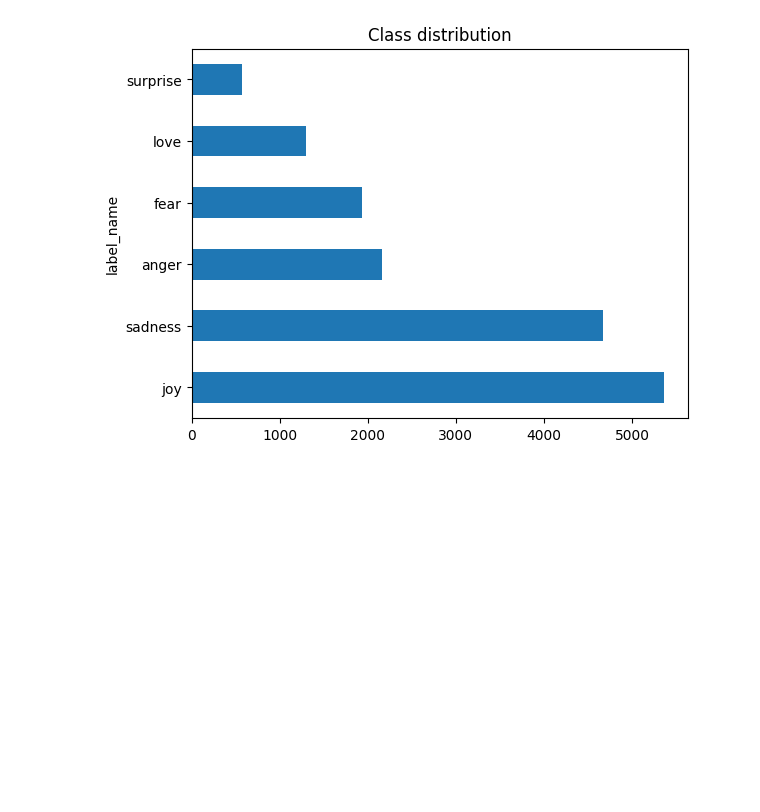
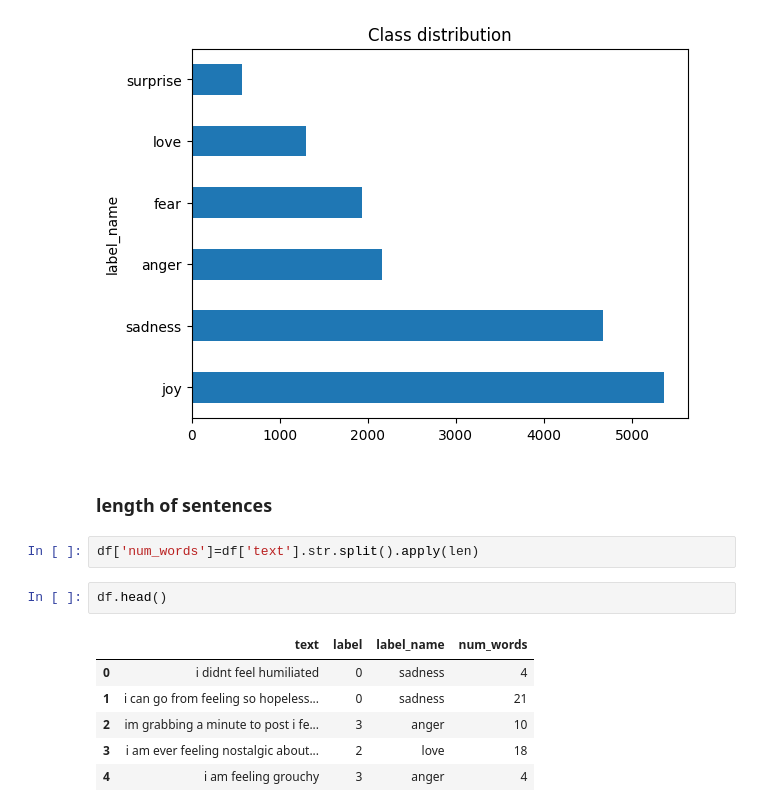
Before and after one commit to DonghaeSuh/NLP_Huggingface, a Jupyter notebook: DistillBERT_CLS.ipynb, the cells around one changed output. Saved outputs shown, nothing was run; the diff lists cells and outputs as text; blank space fills up the shorter version.

```diff
--- a/DistillBERT_CLS.ipynb
+++ b/DistillBERT_CLS.ipynb
@@ -169,3 +169,16 @@ plt.title('Class distribution')
 plt.show()
 # %% [output]
 [figure]
+# %% [markdown]
+### length of sentences
+# %%
+df['num_words']=df['text'].str.split().apply(len)
+# %%
+df.head()
+# %% [output]
+|  | text | label | label_name | num_words |
+| 0 | i didnt feel humiliated | 0 | sadness | 4 |
+| 1 | i can go from feeling so hopeless... | 0 | sadness | 21 |
+| 2 | im grabbing a minute to post i fe... | 3 | anger | 10 |
+| 3 | i am ever feeling nostalgic about... | 2 | love | 18 |
+| 4 | i am feeling grouchy | 3 | anger | 4 |
```
Also changed, not shown: parts of 25 cells of this notebook.
